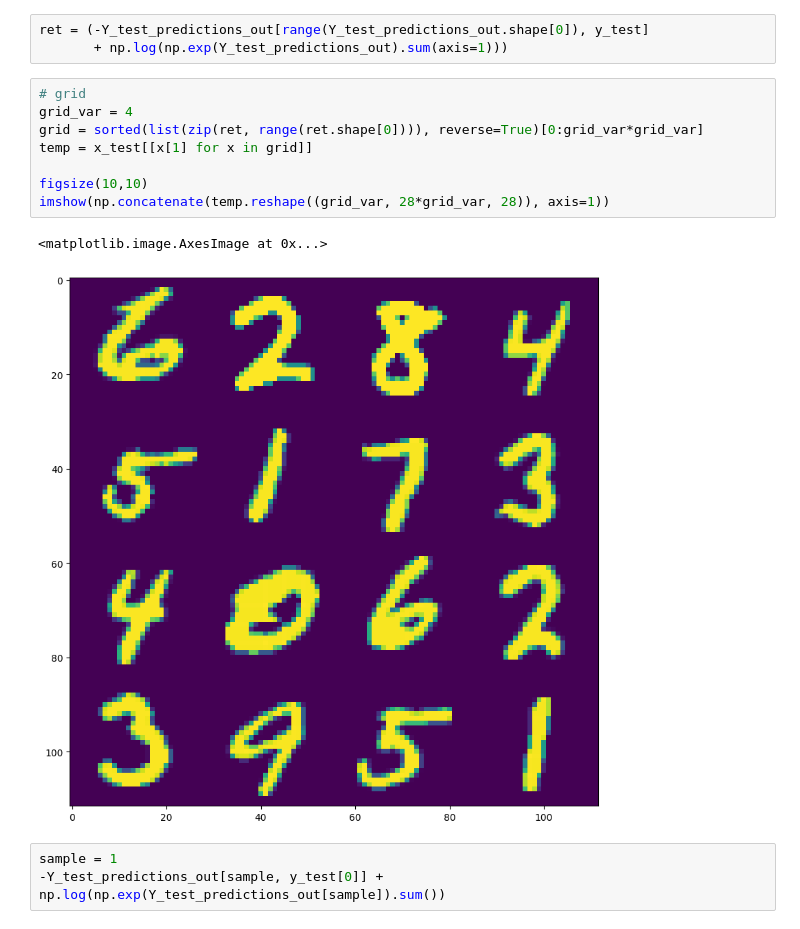
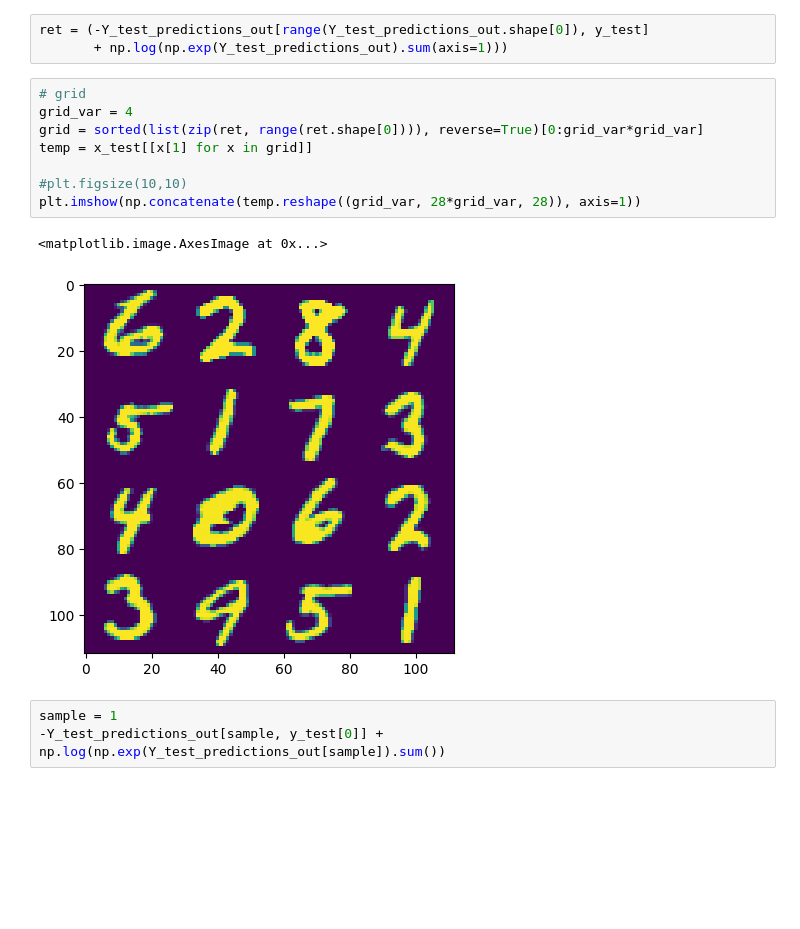
Before and after one commit to erirosv/notebboks, a Jupyter notebook: mnist_from_scratch.ipynb, the cells around one changed output. Cells and saved outputs as stored; diff of their text form; blank space fills up the shorter version.

```diff
--- a/mnist_from_scratch.ipynb
+++ b/mnist_from_scratch.ipynb
@@ -95,14 +101,14 @@ ret = (-Y_test_predictions_out[range(Y_test_predictions_out.shape[0]), y_test]
 # %%
 # grid
 grid_var = 4
 grid = sorted(list(zip(ret, range(ret.shape[0]))), reverse=True)[0:grid_var*grid_var]
 temp = x_test[[x[1] for x in grid]]
 
-figsize(10,10)
-imshow(np.concatenate(temp.reshape((grid_var, 28*grid_var, 28)), axis=1))
+#plt.figsize(10,10)
+plt.imshow(np.concatenate(temp.reshape((grid_var, 28*grid_var, 28)), axis=1))
 # %% [output]
 <matplotlib.image.AxesImage at 0x...>
-[figure, old version]
+[figure, new version]
 # %%
 sample = 1
 -Y_test_predictions_out[sample, y_test[0]] + np.log(np.exp(Y_test_predictions_out[sample]).sum())
```
Also changed, not shown: parts of 3 cells of this notebook, 2 other files.
